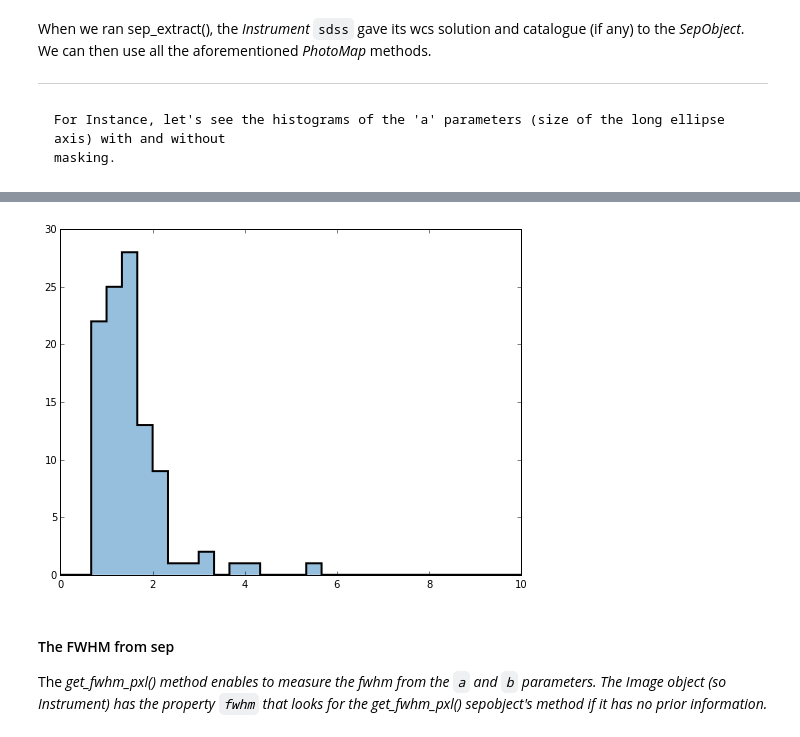
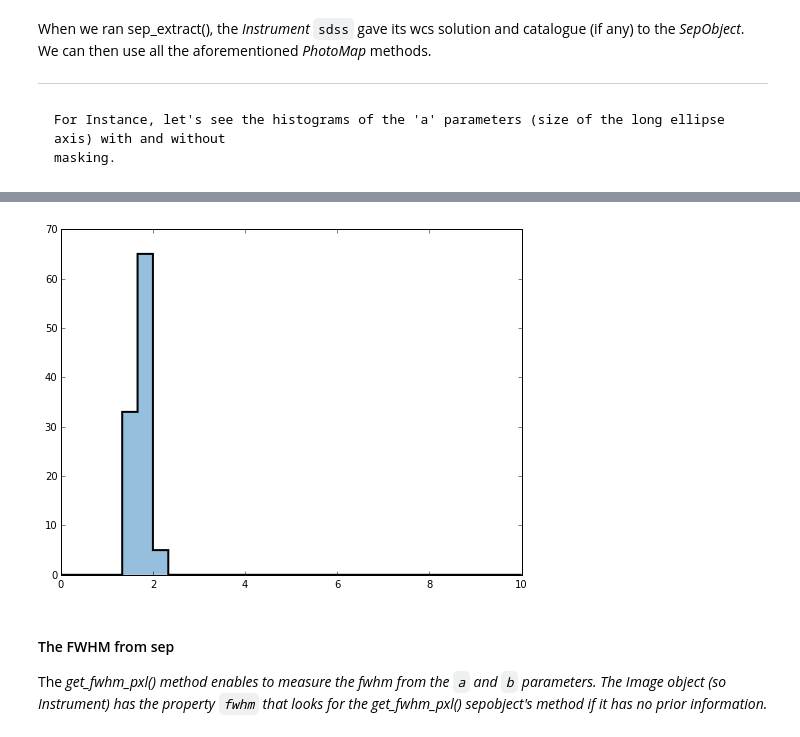
Before and after one commit to MickaelRigault/astrobject, a Jupyter notebook: notebooks/Tutorial_Collections__PhotoPoints.ipynb, the cells around one changed output, grey strips where cells are left out. Cells and saved outputs as stored; diff of their text form; code cells hidden in the pictures.

```diff
--- a/notebooks/Tutorial_Collections__PhotoPoints.ipynb
+++ b/notebooks/Tutorial_Collections__PhotoPoints.ipynb
@@ -439,9 +439,9 @@ sep.show_hist(toshow="a", mask = None, range=[0,10],bins=30)
 # %%
 sep.show_hist(toshow="a",
-              mask = sep.get_mask(stars_only=True, catmag_range=[16,20]),
+              mask = sep.get_indexes(stars_only=True, catmag_range=[16,20]),
               range=[0,10],bins=30)
 # %% [output]
-[figure, old version]
+[figure, new version]
 # %% [markdown]
 #### The FWHM from sep
 
```
Also changed, not shown: parts of 12 cells of this notebook.
